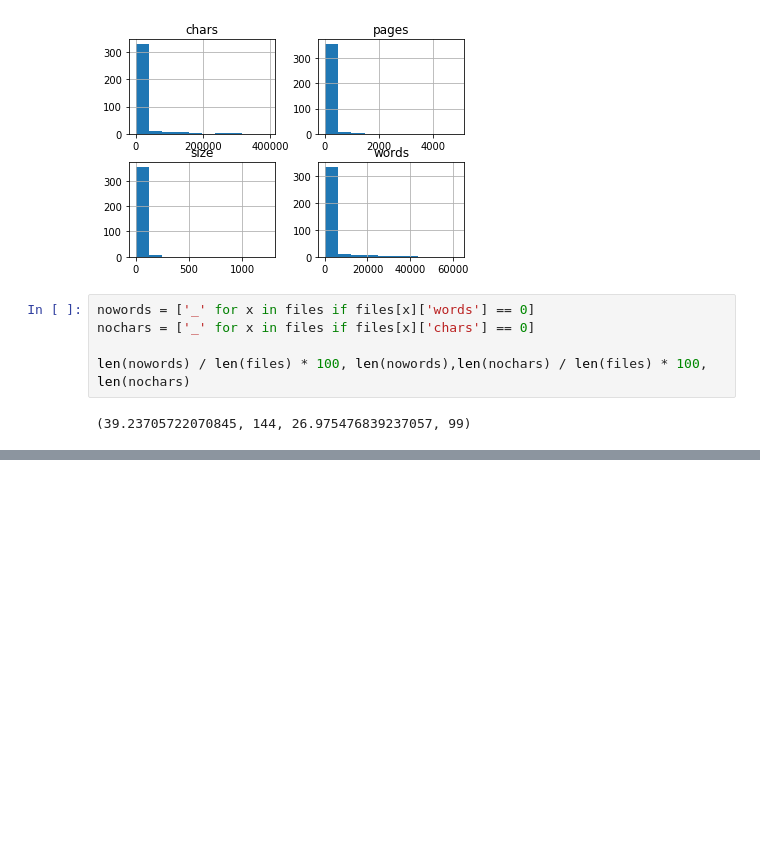
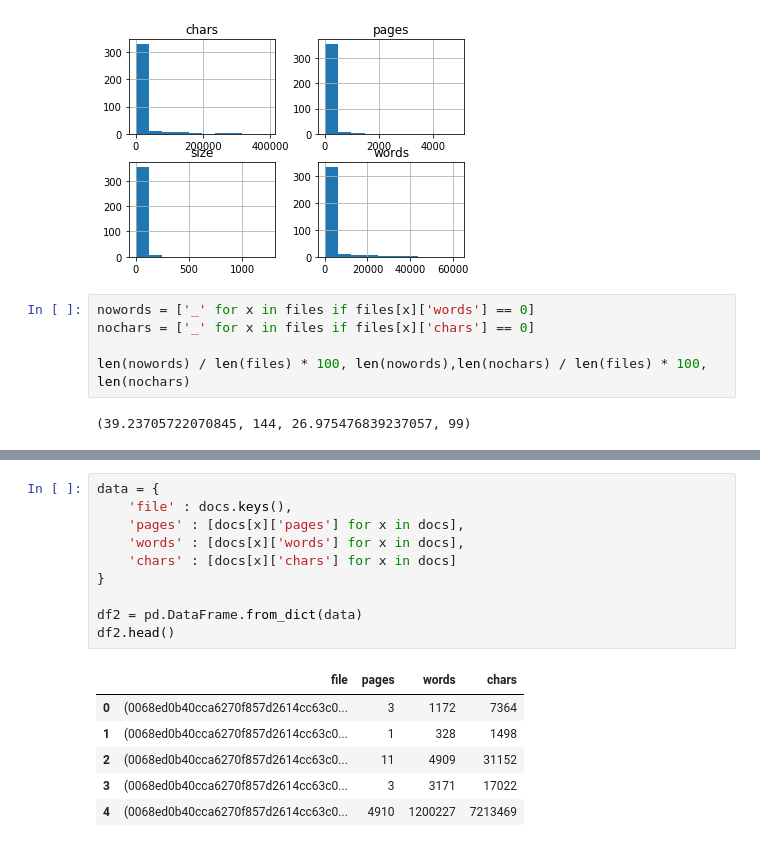
Before and after one commit to JustinBon/thesis, a Jupyter notebook: experiments/Data analysis.ipynb, the cells around one changed output, grey strips where cells are left out. Cells and saved outputs as stored; diff of their text form; blank space fills up the shorter version.

```diff
--- a/experiments/Data analysis.ipynb
+++ b/experiments/Data analysis.ipynb
@@ -229,0 +255,17 @@ len(nowords) / len(files) * 100, len(nowords),len(nochars) / len(files) * 100, l
+# %%
+data = {
+    'file' : docs.keys(),
+    'pages' : [docs[x]['pages'] for x in docs],
+    'words' : [docs[x]['words'] for x in docs],
+    'chars' : [docs[x]['chars'] for x in docs]
+}
+
+df2 = pd.DataFrame.from_dict(data)
+df2.head()
+# %% [output]
+|  | file | pages | words | chars |
+| 0 | (0068ed0b40cca6270f857d2614cc63c0... | 3 | 1172 | 7364 |
+| 1 | (0068ed0b40cca6270f857d2614cc63c0... | 1 | 328 | 1498 |
+| 2 | (0068ed0b40cca6270f857d2614cc63c0... | 11 | 4909 | 31152 |
+| 3 | (0068ed0b40cca6270f857d2614cc63c0... | 3 | 3171 | 17022 |
+| 4 | (0068ed0b40cca6270f857d2614cc63c0... | 4910 | 1200227 | 7213469 |
```
Also changed, not shown: parts of 3 cells of this notebook, 1 other file.
